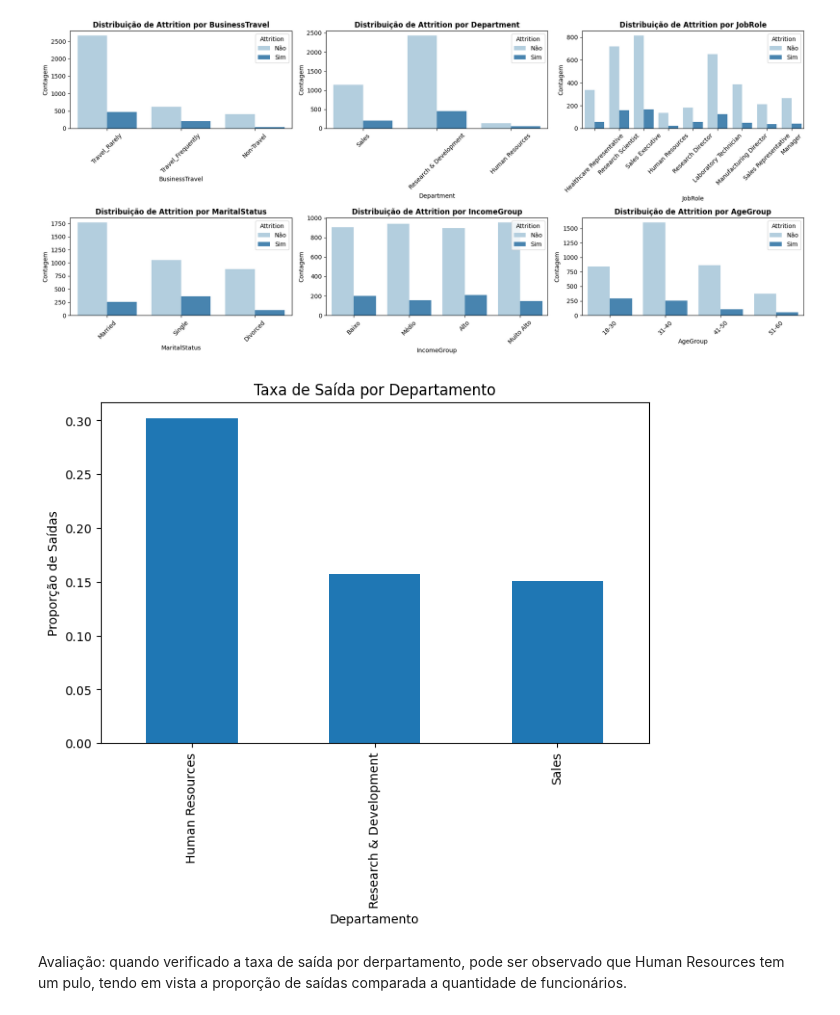
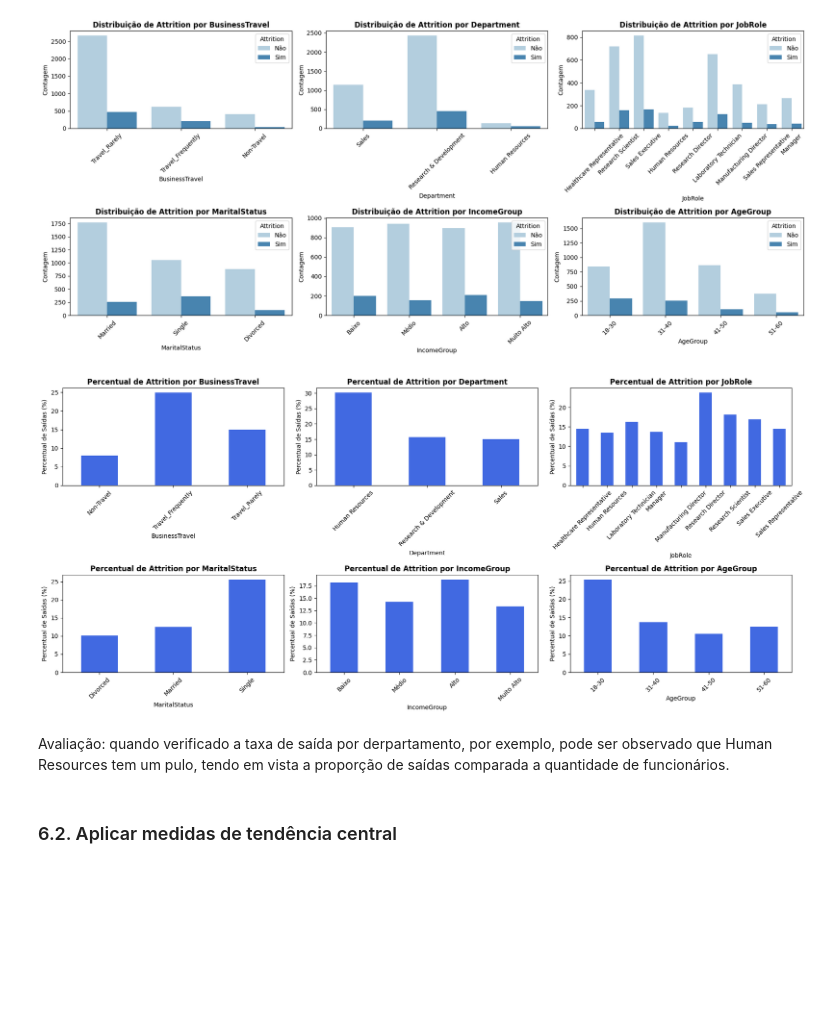
Before and after one commit to iannacastro/laboratoria-ml-attrition, a Jupyter notebook: notebooks/ML_Attrition_Projeto.ipynb, the cells around one changed output. Saved outputs shown, nothing was run; the diff lists cells and outputs as text; code cells hidden in the pictures; blank space fills up the shorter version.

```diff
--- a/notebooks/ML_Attrition_Projeto.ipynb
+++ b/notebooks/ML_Attrition_Projeto.ipynb
@@ -491,12 +497,41 @@ plt.show()
 # %% [output]
 [figure]
 # %%
-attrition_by_dept.plot(kind='bar', figsize=(8,5))
-plt.title('Taxa de Saída por Departamento')
-plt.ylabel('Proporção de Saídas')
-plt.xlabel('Departamento')
+# Variáveis categóricas que queremos analisar
+categorical_cols = ['BusinessTravel', 'Department',
+                    'JobRole', 'MaritalStatus',
+                    'IncomeGroup', 'AgeGroup']
+
+# Número de colunas e linhas para o layout
+n_cols = 3
+n_rows = math.ceil(len(categorical_cols) / n_cols)
+
+# Cria a figura
+fig, axes = plt.subplots(n_rows, n_cols, figsize=(18, n_rows * 4))
+axes = axes.flatten()
+
+# Loop pelas variáveis categóricas
+for i, col in enumerate(categorical_cols):
+    # Calcula percentual de saídas para cada categoria
+    prop = df.groupby(col)['Attrition'].mean() * 100
+
+    # Plota o gráfico de barras no eixo correspondente
+    prop.plot(kind='bar', ax=axes[i], color='royalblue')
+
+    axes[i].set_title(f"Percentual de Attrition por {col}", fontsize=12, fontweight="bold")
+    axes[i].set_xlabel(col)
+    axes[i].set_ylabel("Percentual de Saídas (%)")
+    axes[i].tick_params(axis='x', rotation=45)
+
+# Remove eixos extras, se houver
+for j in range(i + 1, len(axes)):
+    fig.delaxes(axes[j])
+
+plt.tight_layout()
 plt.show()
 # %% [output]
-[figure, old version]
+[figure, new version]
 # %% [markdown]
-Avaliação: quando verificado a taxa de saída por derpartamento, pode ser observado que Human Resources tem um pulo, tendo em vista a proporção de saídas comparada a quantidade de funcionários.
+Avaliação: quando verificado a taxa de saída por derpartamento, por exemplo, pode ser observado que Human Resources tem um pulo, tendo em vista a proporção de saídas comparada a quantidade de funcionários.
+# %% [markdown]
+### 6.2. Aplicar medidas de tendência central
```
Also changed, not shown: parts of 18 cells of this notebook.
